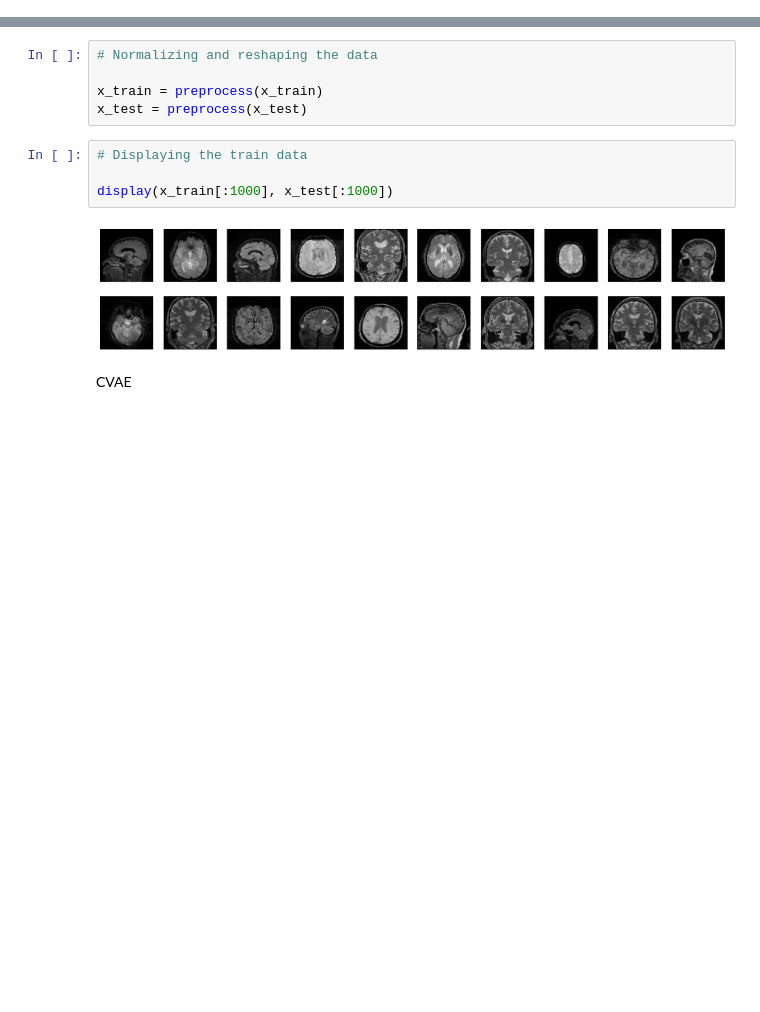
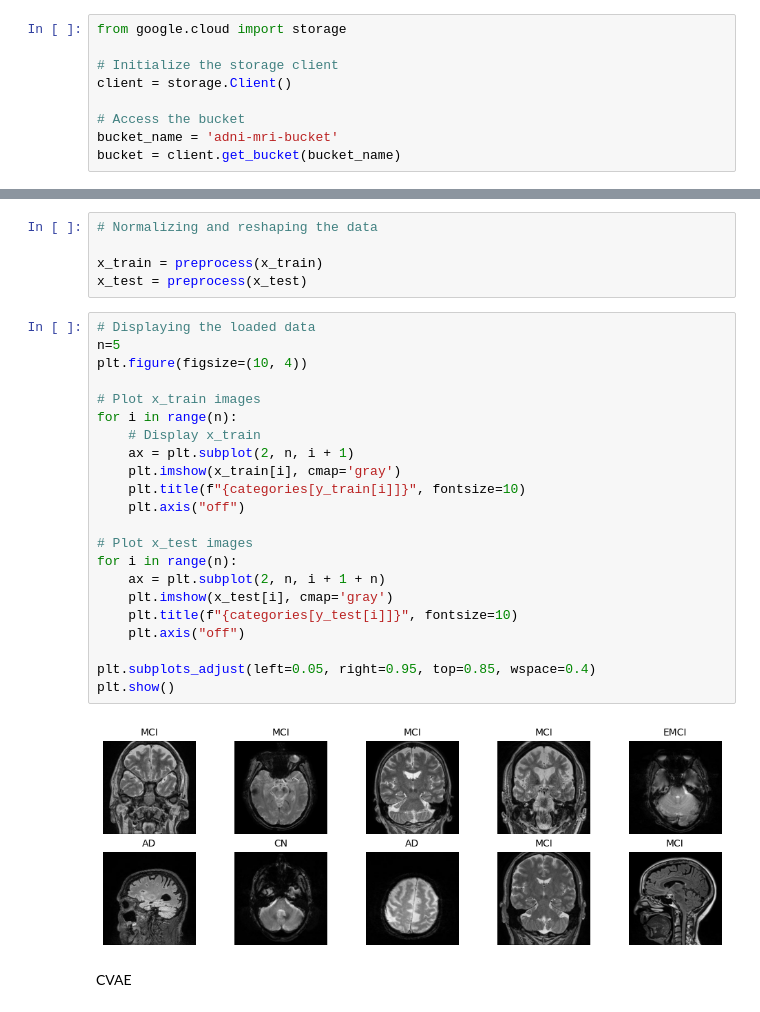
Before and after one commit to MShakiba-Research/CVAE-Vision-Transformer-for-Alzheimer-Detection, a Jupyter notebook: src/Training/2_ViT_CVAE64_latent.ipynb, the cells around one changed output, grey strips where cells are left out. Drawn from its saved outputs; the diff is of its cells as text; blank space fills up the shorter version.

```diff
--- a/src/Training/2_ViT_CVAE64_latent.ipynb
+++ b/src/Training/2_ViT_CVAE64_latent.ipynb
@@ -21,3 +53,12 @@ import seaborn as sns
+# %%
+from google.cloud import storage
+
+# Initialize the storage client
+client = storage.Client()
+
+# Access the bucket
+bucket_name = 'adni-mri-bucket'
+bucket = client.get_bucket(bucket_name)
 # %%
 # Loading Data
 
@@ -102,12 +121,30 @@ def display(array1, array2):
 
 x_train = preprocess(x_train)
 x_test = preprocess(x_test)
-# %%
-# Displaying the train data
-
-display(x_train[:1000], x_test[:1000])
-# %% [output]
-[figure, removed]
+# %%
+# Displaying the loaded data
+n=5
+plt.figure(figsize=(10, 4))
+
+# Plot x_train images
+for i in range(n):
+    # Display x_train
+    ax = plt.subplot(2, n, i + 1)
+    plt.imshow(x_train[i], cmap='gray')
+    plt.title(f"{categories[y_train[i]]}", fontsize=10)
+    plt.axis("off")
+
+# Plot x_test images
+for i in range(n):
+    ax = plt.subplot(2, n, i + 1 + n)
+    plt.imshow(x_test[i], cmap='gray')
+    plt.title(f"{categories[y_test[i]]}", fontsize=10)
+    plt.axis("off")
+
+plt.subplots_adjust(left=0.05, right=0.95, top=0.85, wspace=0.4)
+plt.show()
+# %% [output]
+[figure, added]
 # %% [markdown]
 CVAE
 # %%
```
Also changed, not shown: parts of 33 cells of this notebook.
